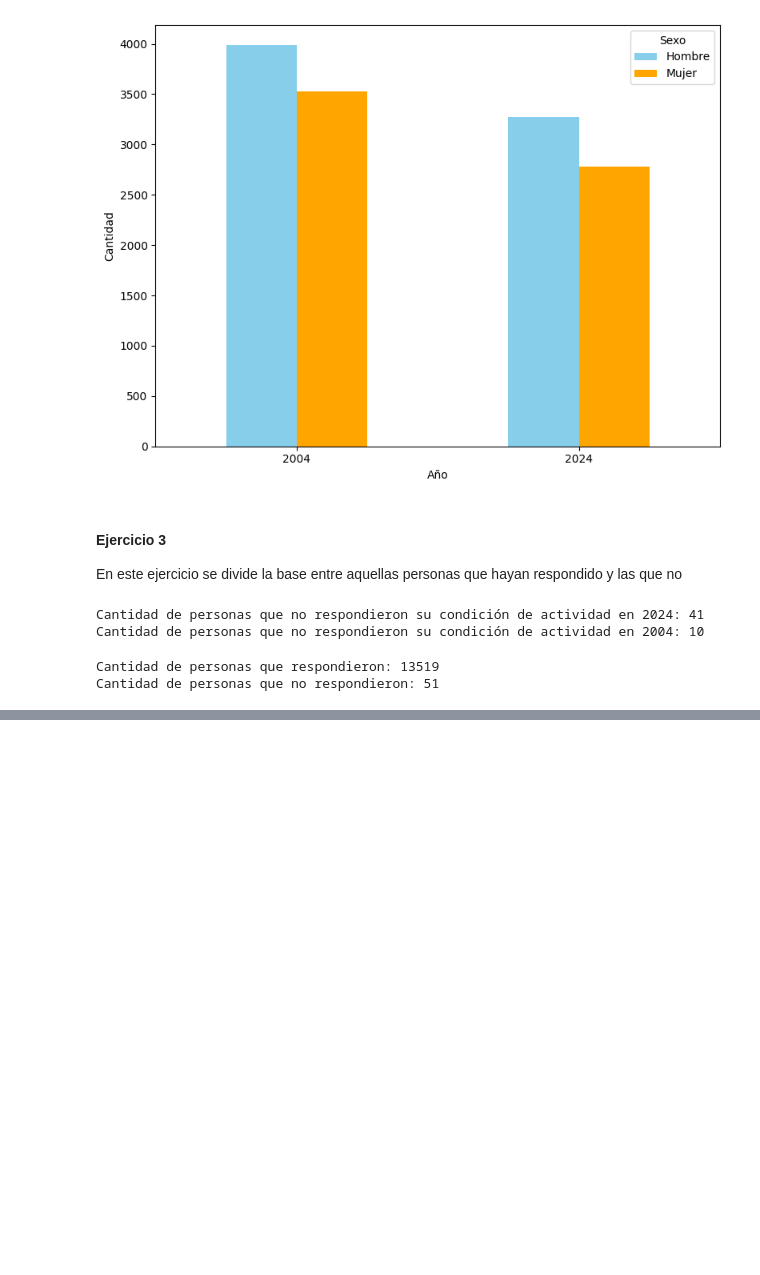
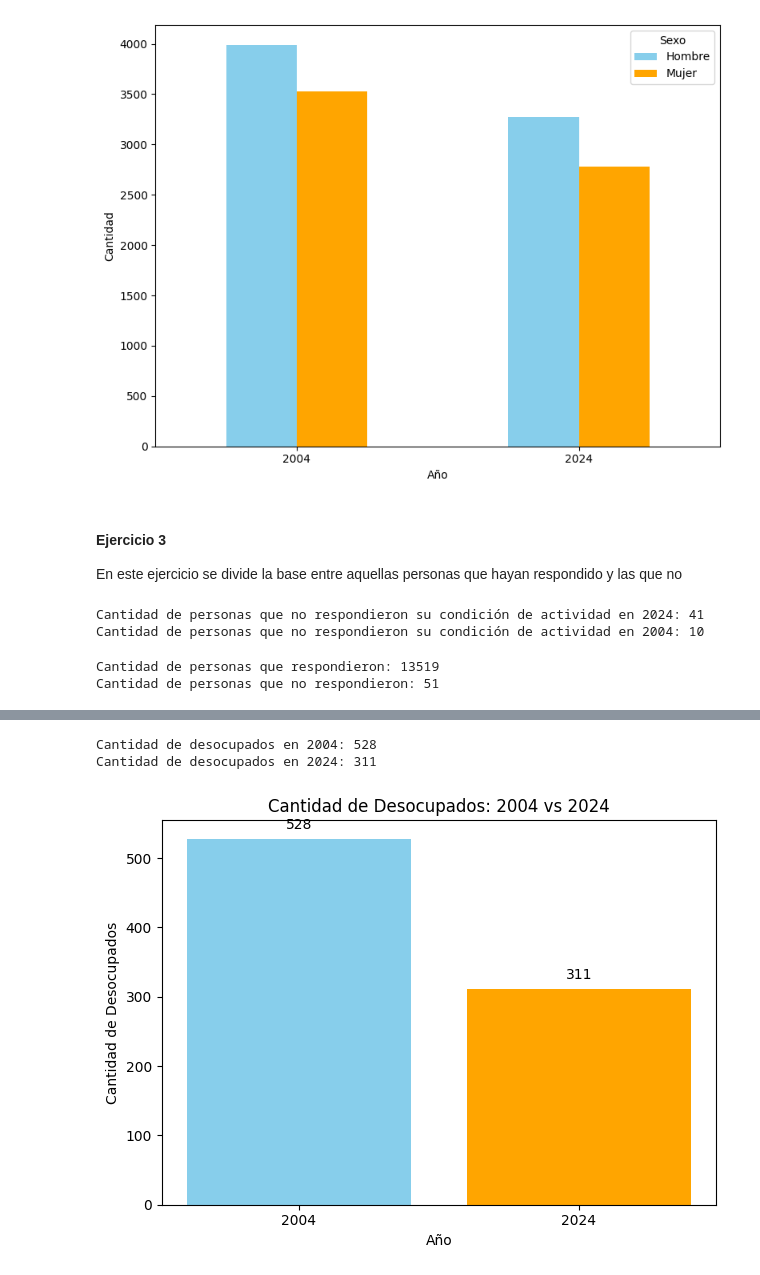
Before and after one commit to renzo290/Big-Data-UBA-Grupo-2, a Jupyter notebook: TP3/TP3_UBA_Informe.ipynb, the cells around one changed output, grey strips where cells are left out. Cells and saved outputs as stored; diff of their text form; code cells hidden in the pictures; blank space fills up the shorter version.

```diff
--- a/TP3/TP3_UBA_Informe.ipynb
+++ b/TP3/TP3_UBA_Informe.ipynb
@@ -242,0 +380,39 @@ Cantidad de personas que no respondieron: 51
+# %%
+#Punto 6
+
+# Crear la columna 'desocupado'
+df_union_filtrado["desocupado"] = df_union_filtrado["ESTADO"].apply(lambda x: 1 if x == 2 else 0)
+
+
+# Contar desocupados para 2004
+desocupados_2004 = df_union_filtrado[(df_union_filtrado["ORIGEN"] == "T1_2004") & (df_union_filtrado["desocupado"] == 1)].shape[0]
+
+# Contar desocupados para 2024
+desocupados_2024 = df_union_filtrado[(df_union_filtrado["ORIGEN"] == "T1_2024") & (df_union_filtrado["desocupado"] == 1)].shape[0]
+
+# Imprimir resultados
+print(f"Cantidad de desocupados en 2004: {desocupados_2004}")
+print(f"Cantidad de desocupados en 2024: {desocupados_2024}")
+
+import matplotlib.pyplot as plt
+
+# Datos para el gráfico
+desocupados = [desocupados_2004, desocupados_2024]
+años = ["2004", "2024"]
+
+# Crear gráfico de barras
+plt.bar(años, desocupados, color=["skyblue", "orange"])
+plt.xlabel("Año")
+plt.ylabel("Cantidad de Desocupados")
+plt.title("Cantidad de Desocupados: 2004 vs 2024")
+
+# Mostrar valores sobre las barras
+for i, valor in enumerate(desocupados):
+    plt.text(i, valor + 10, str(valor), ha="center", va="bottom")
+
+plt.tight_layout()
+plt.show()
+# %% [output]
+Cantidad de desocupados en 2004: 528
+Cantidad de desocupados en 2024: 311
+[figure, added]
```
Also changed, not shown: parts of 7 cells of this notebook.
